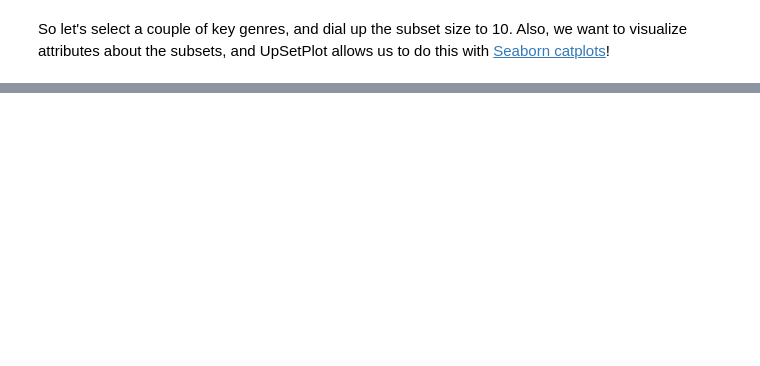
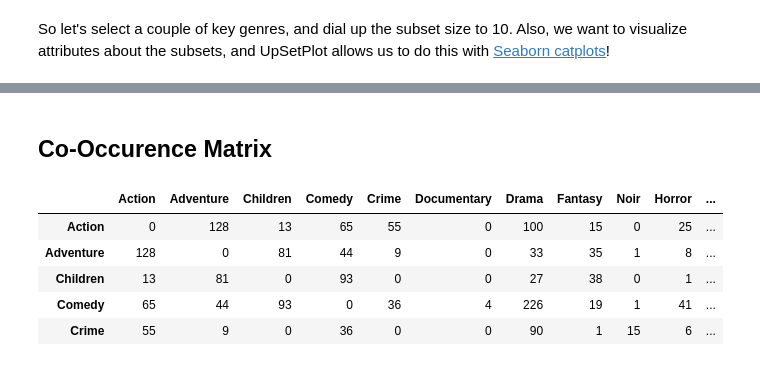
Before and after one commit to dataviscourse/2023-applied-vis-lectures, a Jupyter notebook: 24-sets/24-set-visualziation.ipynb, the cells around one changed output, grey strips where cells are left out. Drawn from its saved outputs; the diff is of its cells as text; code cells hidden in the pictures; blank space fills up the shorter version.

Commit message:
adding co-occurence matrix

```diff
--- a/24-sets/24-set-visualziation.ipynb
+++ b/24-sets/24-set-visualziation.ipynb
@@ -300,3 +300,25 @@ up_movies_plot.plot()
  'intersections': <Axes: xlabel='Intersection size'>,
  'extra1': <Axes: xlabel='AvgRating', ylabel='_bin'>}
 [drawing not drawn]
+# %% [markdown]
+## Co-Occurence Matrix
+# %%
+movies = pd.read_csv('movies.csv', delimiter=';')
+
+# muliplying the genres columns with the transpose of itself gets us the co-occurrence matrix
+co_occurrence_matrix = movies[genres].T @ movies[genres]
+
+counts = []
+# Set the diagonal elements to zero, they would ruin our color scale
+for i in range(len(co_occurrence_matrix)):
+    counts.append(co_occurrence_matrix.iloc[i, i])
+    co_occurrence_matrix.iloc[i, i] = 0
+
+co_occurrence_matrix.head()
+# %% [output]
+|  | Action | Adventure | Children | Comedy | Crime | Documentary | Drama | Fantasy | Noir | Horror | ... |
+| Action | 0 | 128 | 13 | 65 | 55 | 0 | 100 | 15 | 0 | 25 | ... |
+| Adventure | 128 | 0 | 81 | 44 | 9 | 0 | 33 | 35 | 1 | 8 | ... |
+| Children | 13 | 81 | 0 | 93 | 0 | 0 | 27 | 38 | 0 | 1 | ... |
+| Comedy | 65 | 44 | 93 | 0 | 36 | 4 | 226 | 19 | 1 | 41 | ... |
+| Crime | 55 | 9 | 0 | 36 | 0 | 0 | 90 | 1 | 15 | 6 | ... |
```
Also changed, not shown: parts of 7 cells of this notebook.
